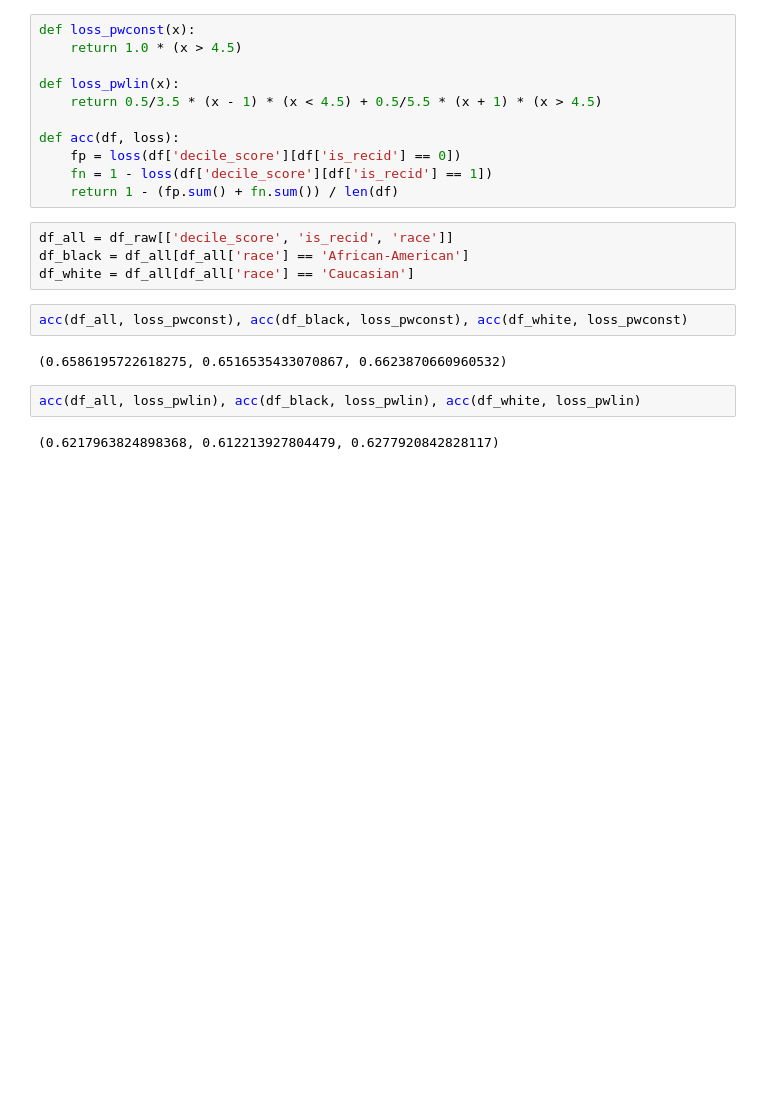
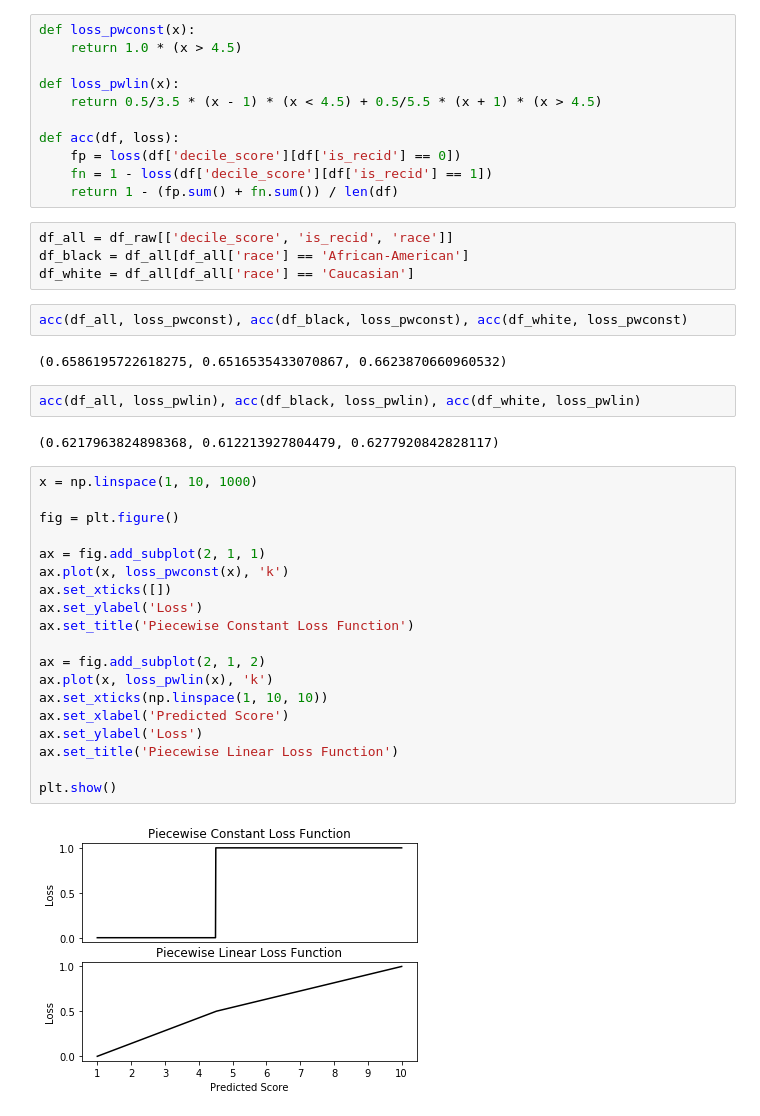
Before and after one commit to ScrypticLabs/Columbia-DSI-2018, a Jupyter notebook: project/Project.ipynb, the cells around one changed output. Drawn from its saved outputs; the diff is of its cells as text; blank space fills up the shorter version.

Commit message:
Make plots of loss functions

```diff
--- a/project/Project.ipynb
+++ b/project/Project.ipynb
@@ -261,3 +261,24 @@ acc(df_all, loss_pwconst), acc(df_black, loss_pwconst), acc(df_white, loss_pwcon
 acc(df_all, loss_pwlin), acc(df_black, loss_pwlin), acc(df_white, loss_pwlin)
 # %% [output]
 (0.6217963824898368, 0.612213927804479, 0.6277920842828117)
+# %%
+x = np.linspace(1, 10, 1000)
+
+fig = plt.figure()
+
+ax = fig.add_subplot(2, 1, 1)
+ax.plot(x, loss_pwconst(x), 'k')
+ax.set_xticks([])
+ax.set_ylabel('Loss')
+ax.set_title('Piecewise Constant Loss Function')
+
+ax = fig.add_subplot(2, 1, 2)
+ax.plot(x, loss_pwlin(x), 'k')
+ax.set_xticks(np.linspace(1, 10, 10))
+ax.set_xlabel('Predicted Score')
+ax.set_ylabel('Loss')
+ax.set_title('Piecewise Linear Loss Function')
+
+plt.show()
+# %% [output]
+[figure, added]
```
